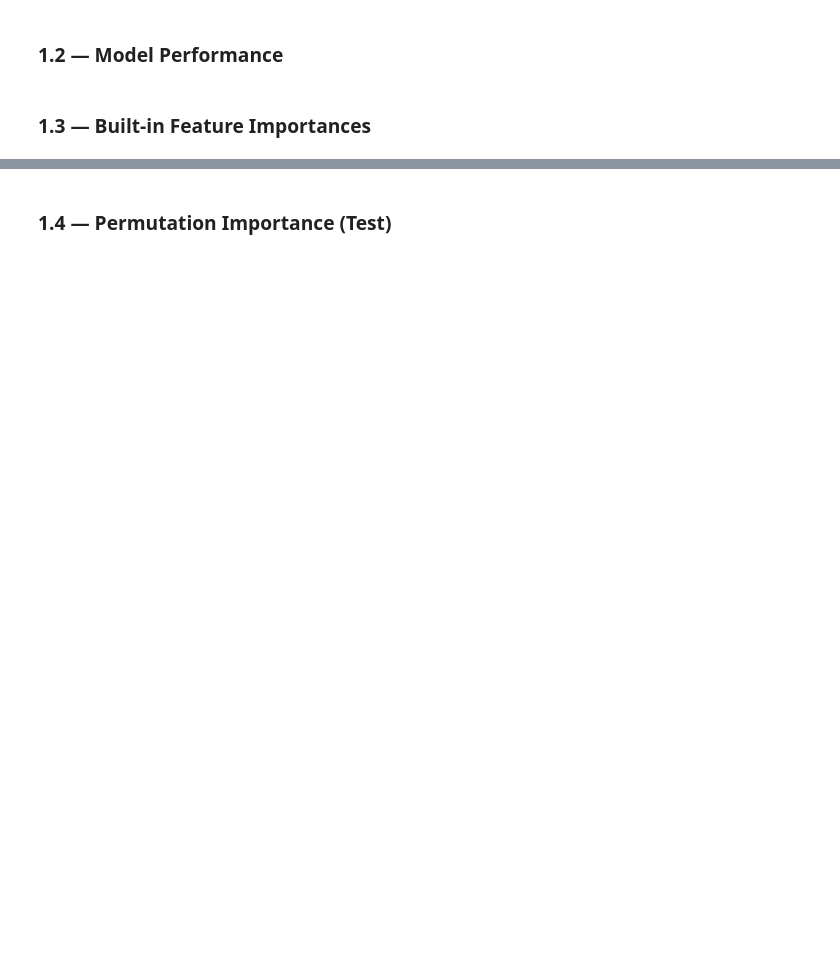
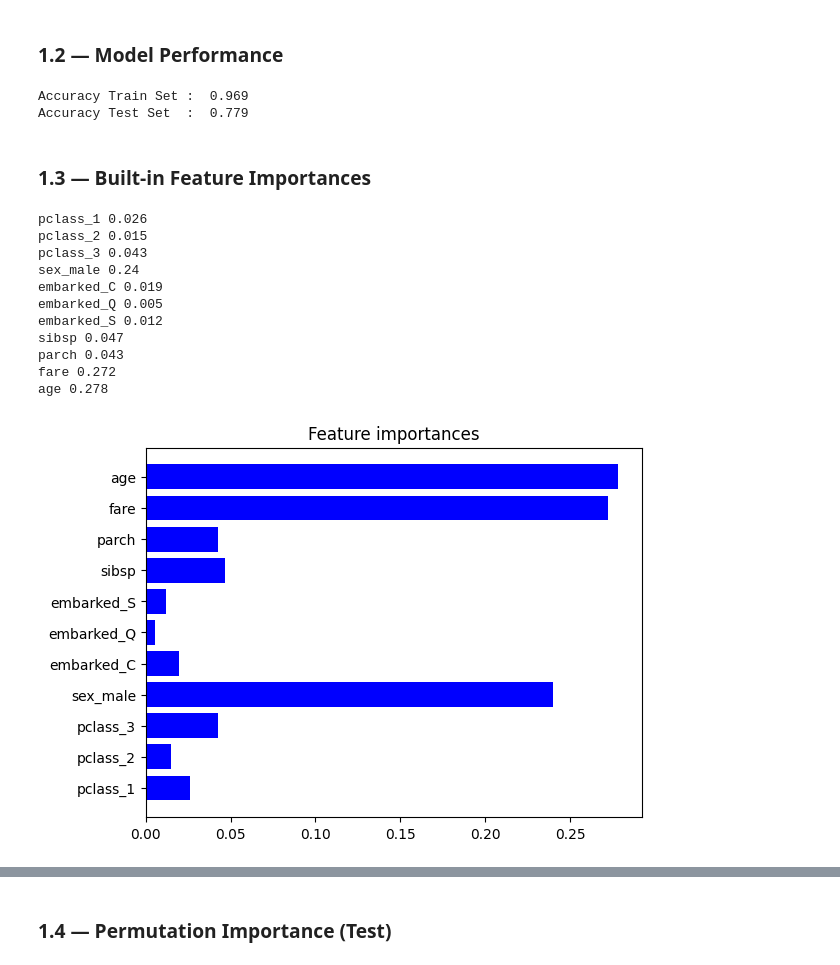
Before and after one commit to Arthvrr/Explanaible-AI-Labs, a Jupyter notebook: Lab 2/Lab02_Global_post_hoc_2026.ipynb, the cells around one changed output, grey strips where cells are left out. Cells and saved outputs as stored; diff of their text form; code cells hidden in the pictures; blank space fills up the shorter version.

```diff
--- a/Lab 2/Lab02_Global_post_hoc_2026.ipynb
+++ b/Lab 2/Lab02_Global_post_hoc_2026.ipynb
@@ -357,10 +358,2 @@ from sklearn.datasets import make_classification
 # %% [markdown]
 ### 1.1 — Fit the Random Forest Classifier
-# %%
-#### START CODE HERE ####
-rf = RandomForestClassifier()
-rf.fit(X_train,y_train)
-y_pred = rf.predict(X_test)
-accuracy = accuracy_score(y_test, y_pred)
-print("Accuracy:", accuracy)
-#### END CODE HERE ####
@@ -368,0 +360,10 @@ ValueError: could not convert string to float: 'female'
+# %%
+#### START CODE HERE ####
+clf = Pipeline( #Pipeline : permet de combiner le data preprocessing et modeling en un seul objet
+    [
+        ("preprocess", preprocessing),
+        ("classifier", RandomForestClassifier(random_state=42)),
+    ]
+)
+clf.fit(X_train, y_train)
+#### END CODE HERE ####
@@ -375,2 +384,10 @@ ValueError: could not convert string to float: 'female'
+# %%
+#### START CODE HERE ####
+print("Accuracy Train Set : ",round(clf.score(X_train,y_train),3))
+print("Accuracy Test Set  : ",round(clf.score(X_test,y_test),3))
+#### END CODE HERE ####
+# %% [output]
+Accuracy Train Set :  0.969
+Accuracy Test Set  :  0.779
 # %% [markdown]
 ### 1.3 — Built-in Feature Importances
@@ -381,0 +394,26 @@ ValueError: could not convert string to float: 'female'
+# %%
+#### START CODE HERE ####
+importance = clf.named_steps['classifier'].feature_importances_ #.named_steps pour accéder aux différentes étapes du Pipeline grâce à leur nom
+features_names = clf.named_steps['preprocess'].get_feature_names_out()
+
+for i,j in zip(importance,features_names):
+    print(j,round(i,3))
+
+plt.barh(features_names, importance, color='blue')
+plt.title("Feature importances")
+plt.show()
+
+#### END CODE HERE ####
+# %% [output]
+pclass_1 0.026
+pclass_2 0.015
+pclass_3 0.043
+sex_male 0.24
+embarked_C 0.019
+embarked_Q 0.005
+embarked_S 0.012
+sibsp 0.047
+parch 0.043
+fare 0.272
+age 0.278
+[figure, added]
```
Also changed, not shown: parts of 17 cells of this notebook, 1 other file.
